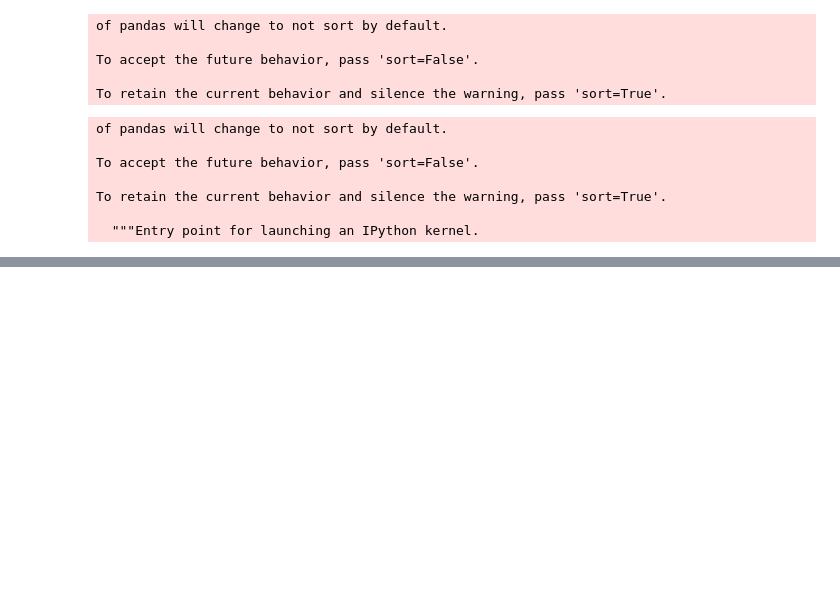
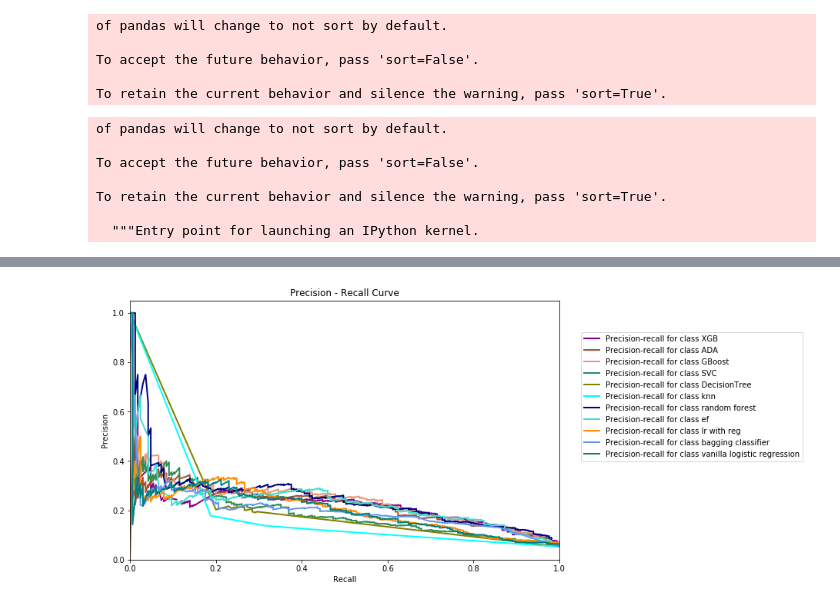
Before and after one commit to bearylogical/west_nile_colab, a Jupyter notebook: 03_model_optimization.ipynb, the cells around one changed output, grey strips where cells are left out. Saved outputs shown, nothing was run; the diff lists cells and outputs as text; code cells hidden in the pictures; blank space fills up the shorter version.

```diff
--- a/03_model_optimization.ipynb
+++ b/03_model_optimization.ipynb
@@ -371,0 +334,28 @@ weighted avg       0.93      0.93      0.93      3152
+# %%
+colors = ['darkmagenta','sienna','darksalmon',
+          'seagreen','olive','cyan','navy',
+          'turquoise', 'darkorange', 'cornflowerblue', 'teal']
+
+plt.figure(figsize=(10, 6))
+lines = []
+labels = []
+idx=0
+for score in scores:
+    l, = plt.plot(score['prc'][1], score['prc'][0], color=colors[idx], lw=2)
+    lines.append(l)
+    labels.append('Precision-recall for class {0}'.format(score['est']))
+    idx+=1
+
+fig = plt.gcf()
+fig.subplots_adjust(bottom=0.1)
+plt.xlim([0.0, 1.0])
+plt.ylim([0.0, 1.05])
+plt.xlabel('Recall')
+plt.ylabel('Precision')
+plt.title('Precision - Recall Curve')
+plt.legend(lines, labels, loc=(1.05, .38), prop=dict(size=10))
+
+
+plt.show()
+# %% [output]
+[figure, added]
```
Also changed, not shown: parts of 15 cells of this notebook.
